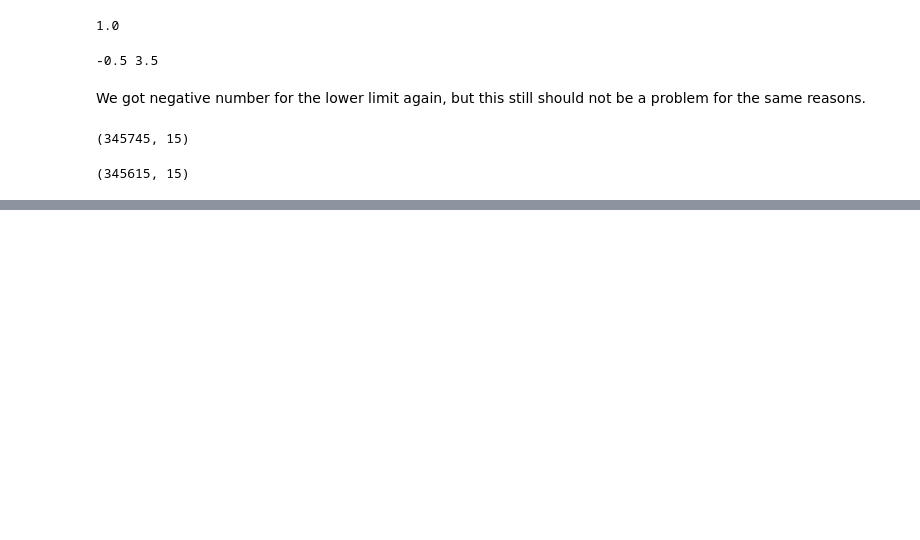
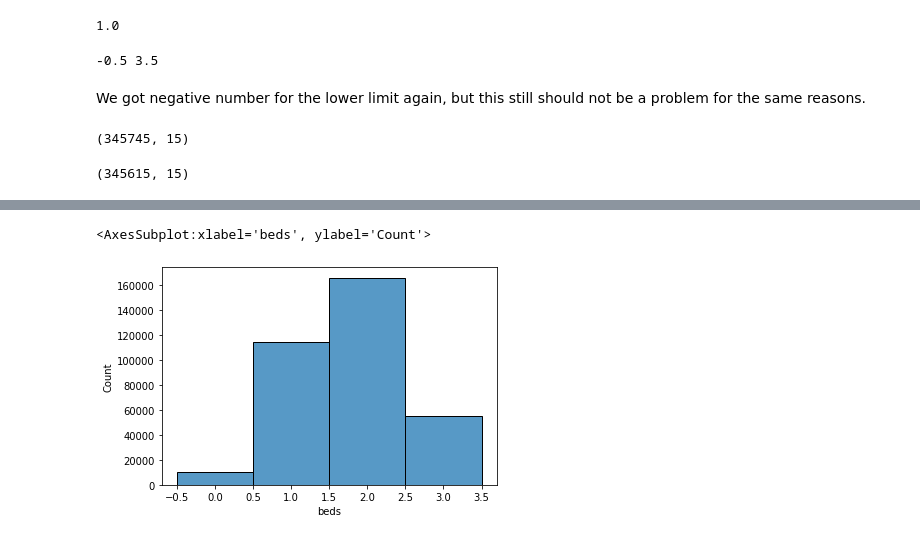
Before and after one commit to moferg/usa-housing-analysis, a Jupyter notebook: usa_housing_analysis.ipynb, the cells around one changed output, grey strips where cells are left out. Cells and saved outputs as stored; diff of their text form; code cells hidden in the pictures; blank space fills up the shorter version.

```diff
--- a/usa_housing_analysis.ipynb
+++ b/usa_housing_analysis.ipynb
@@ -363,0 +367,5 @@ df_no_outliers.describe()
+# %%
+sns.histplot(df_no_outliers.beds, discrete=True)
+# %% [output]
+<AxesSubplot:xlabel='beds', ylabel='Count'>
+[figure, added]
```
Also changed, not shown: parts of 6 cells of this notebook.
